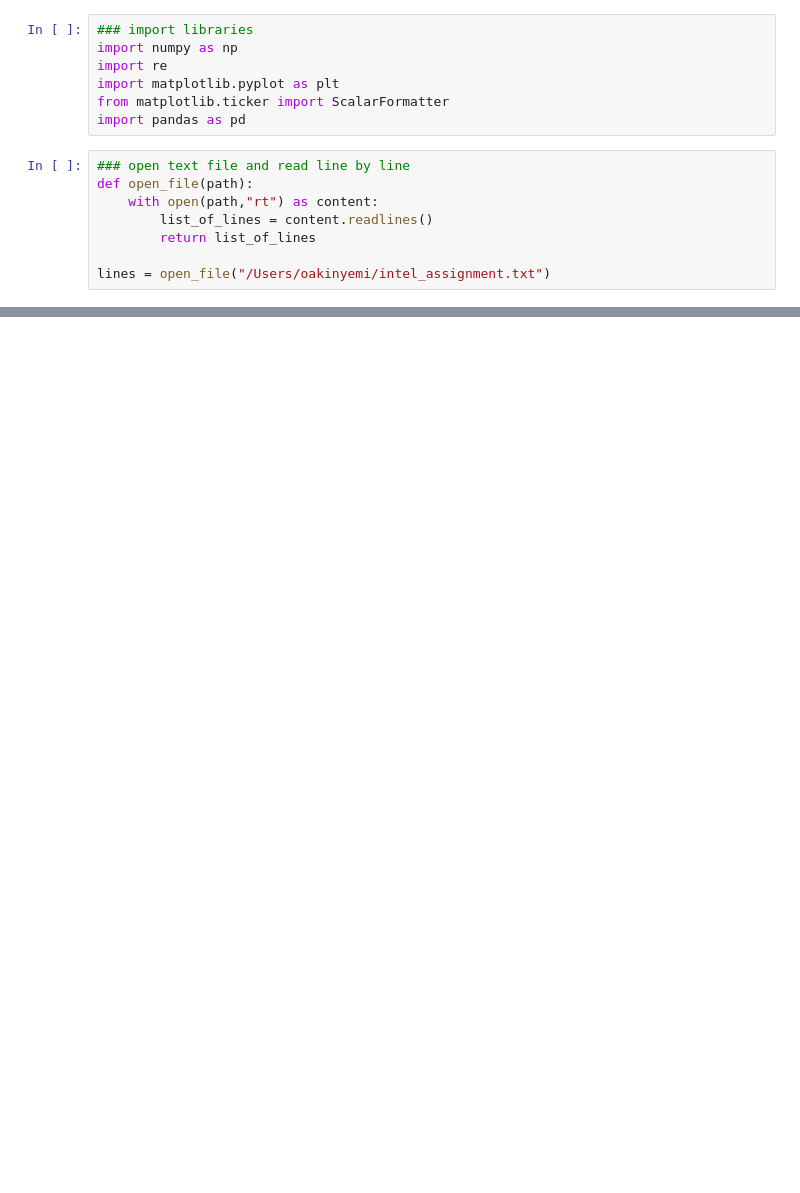
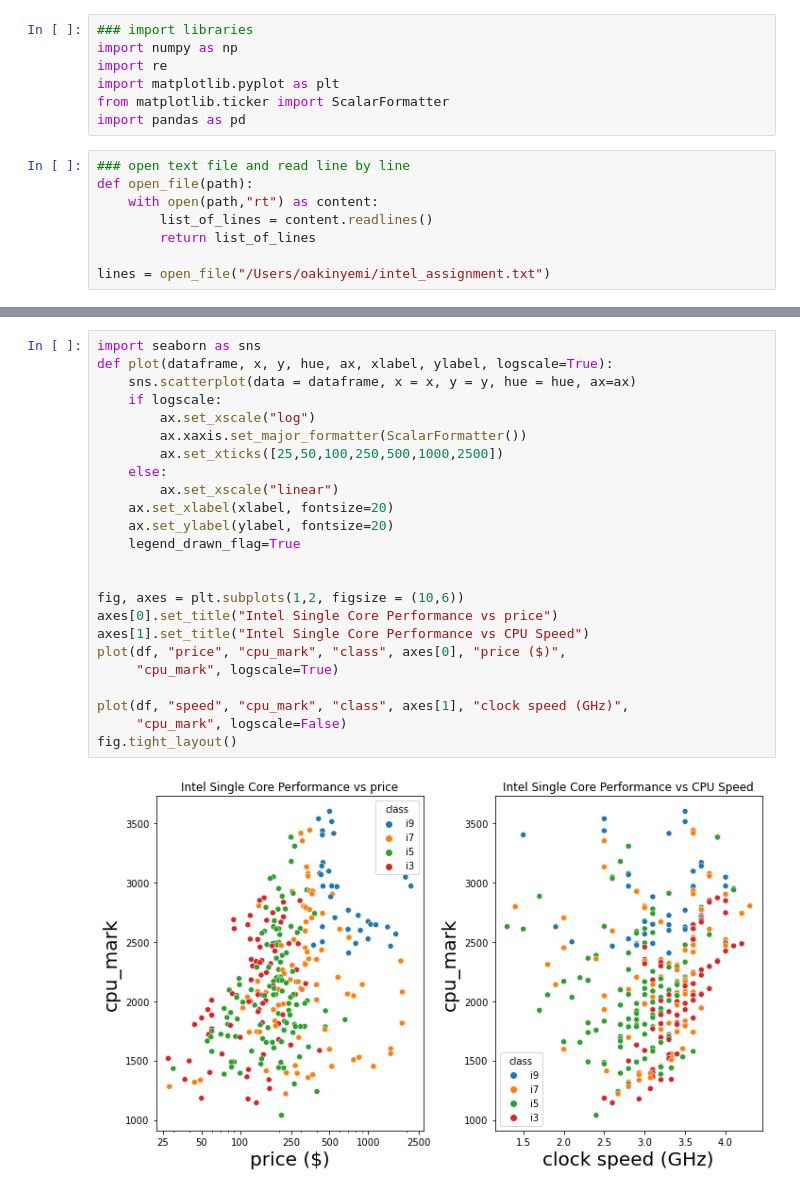
Before and after one commit to OlayinkaAkinyemi/intel_data_exploration, a Jupyter notebook: intel_processors.ipynb, the cells around one changed output, grey strips where cells are left out. Cells and saved outputs as stored; diff of their text form; blank space fills up the shorter version.

```diff
--- a/intel_processors.ipynb
+++ b/intel_processors.ipynb
@@ -177,6 +115,32 @@ for line in lines:
             info_dict["price"].append(price)
             info_dict["cpu_mark"].append(cpu_mark)
 df = pd.DataFrame(info_dict)
+# %%
+import seaborn as sns
+def plot(dataframe, x, y, hue, ax, xlabel, ylabel, logscale=True):
+    sns.scatterplot(data = dataframe, x = x, y = y, hue = hue, ax=ax)
+    if logscale:
+        ax.set_xscale("log")
+        ax.xaxis.set_major_formatter(ScalarFormatter())
+        ax.set_xticks([25,50,100,250,500,1000,2500])
+    else:
+        ax.set_xscale("linear")
+    ax.set_xlabel(xlabel, fontsize=20)
+    ax.set_ylabel(ylabel, fontsize=20)
+    legend_drawn_flag=True
+
+
+fig, axes = plt.subplots(1,2, figsize = (10,6))
+axes[0].set_title("Intel Single Core Performance vs price")
+axes[1].set_title("Intel Single Core Performance vs CPU Speed")
+plot(df, "price", "cpu_mark", "class", axes[0], "price ($)",
+     "cpu_mark", logscale=True)
+
+plot(df, "speed", "cpu_mark", "class", axes[1], "clock speed (GHz)",
+     "cpu_mark", logscale=False)
+fig.tight_layout()
+# %% [output]
+[figure, added]
 # %%
 df
 # %% [output]
```
Also changed, not shown: parts of 5 cells of this notebook.
